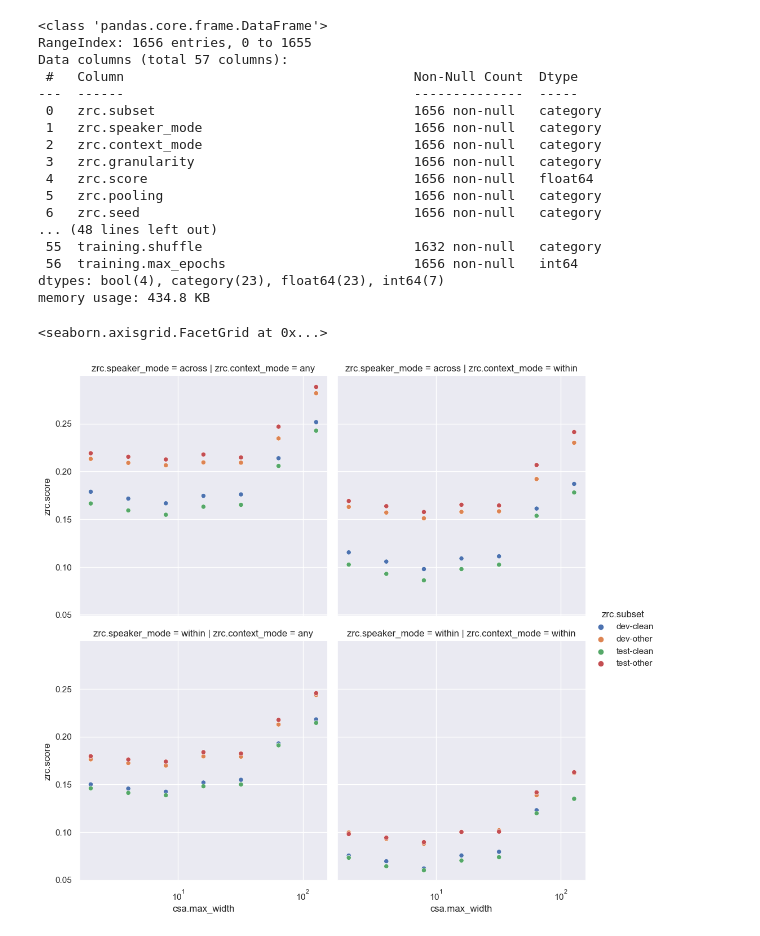
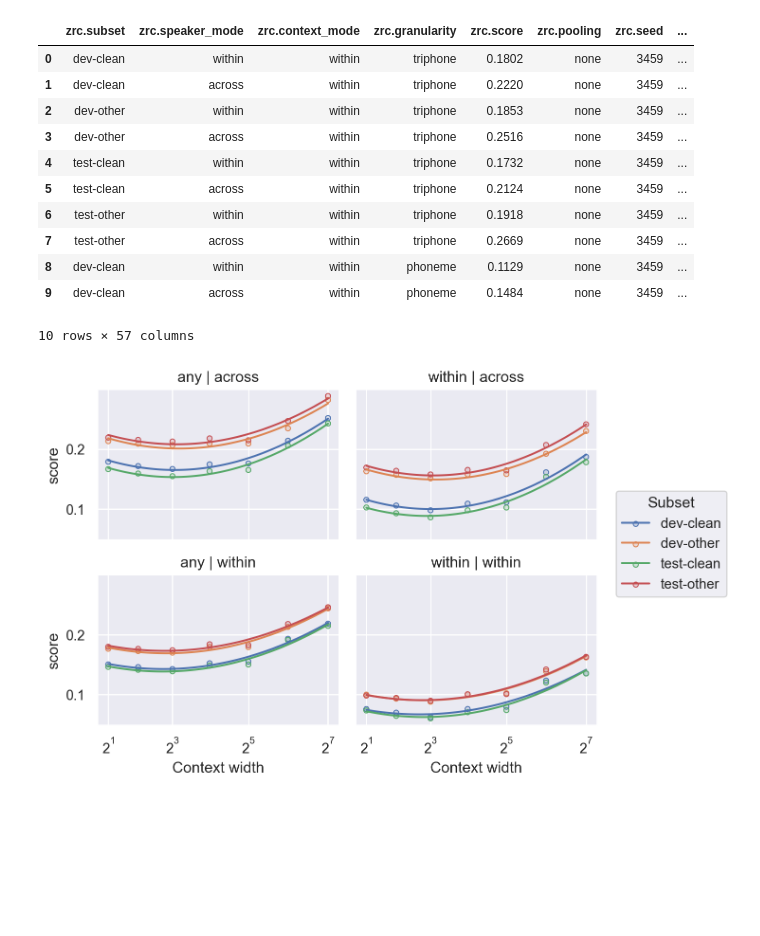
Before and after one commit to sdrobert/scpc, a Jupyter notebook: scripts/analyze.ipynb, the cells around one changed output. Drawn from its saved outputs; the diff is of its cells as text; code cells hidden in the pictures; blank space fills up the shorter version.

Commit message:
More plotting

```diff
--- a/scripts/analyze.ipynb
+++ b/scripts/analyze.ipynb
@@ -4,48 +4,53 @@
 # %%
 # imports
 # import pandas as pd
-import seaborn as sns
+import seaborn.objects as so
 # import statsmodels.api as sm
-
-sns.set_theme()
 
 from exp_utils import *
 # from patsy import dmatrices
 # %%
 # load data
 df = collate_data()
-df.info()
+df.head(10)
 # %% [output]
+|  | zrc.subset | zrc.speaker_mode | zrc.context_mode | zrc.granularity | zrc.score | zrc.pooling | zrc.seed | ... |
+| 0 | dev-clean | within | within | triphone | 0.1802 | none | 3459 | ... |
+| 1 | dev-clean | across | within | triphone | 0.2220 | none | 3459 | ... |
+| 2 | dev-other | within | within | triphone | 0.1853 | none | 3459 | ... |
+| 3 | dev-other | across | within | triphone | 0.2516 | none | 3459 | ... |
+| 4 | test-clean | within | within | triphone | 0.1732 | none | 3459 | ... |
+| 5 | test-clean | across | within | triphone | 0.2124 | none | 3459 | ... |
+| 6 | test-other | within | within | triphone | 0.1918 | none | 3459 | ... |
+| 7 | test-other | across | within | triphone | 0.2669 | none | 3459 | ... |
+| 8 | dev-clean | within | within | phoneme | 0.1129 | none | 3459 | ... |
+| 9 | dev-clean | across | within | phoneme | 0.1484 | none | 3459 | ... |
-<class 'pandas.core.frame.DataFrame'>
-RangeIndex: 1656 entries, 0 to 1655
-Data columns (total 57 columns):
- #   Column                                     Non-Null Count  Dtype
----  ------                                     --------------  -----
- 0   zrc.subset                                 1656 non-null   category
- 1   zrc.speaker_mode                           1656 non-null   category
- 2   zrc.context_mode                           1656 non-null   category
- 3   zrc.granularity                            1656 non-null   category
- 4   zrc.score                                  1656 non-null   float64
- 5   zrc.pooling                                1656 non-null   category
- 6   zrc.seed                                   1656 non-null   category
-... (48 lines left out)
- 55  training.shuffle                           1632 non-null   category
- 56  training.max_epochs                        1656 non-null   int64
-dtypes: bool(4), category(23), float64(23), int64(7)
-memory usage: 434.8 KB
+10 rows × 57 columns
 # %%
-# plot
+# plot libriABX scores across phoneme boundaries
 df_ = filter_data_equal(df, {
     "zrc.pca_style": "full",
     "conv.norm_type": "none",
     "context_type": "csa",
     "training.cpc_loss.prediction_steps": 12,
     "zrc.granularity": "phoneme"
 })
 df_ = filter_data_in(df_, {"csa.max_width": (float(x) for x in range(1, 129))})
-check_data(df_, "csa.max_width", "zrc.subset", "zrc.score", "zrc.speaker_mode", "zrc.context_mode", "training.cpc_loss.offset")
-plt = sns.relplot(df_, x="csa.max_width", y="zrc.score", row="zrc.speaker_mode", col="zrc.context_mode", hue="zrc.subset")
-plt.set(xscale='log')
+check_data(
+    df_,
+    "csa.max_width", "zrc.subset", "zrc.score", "zrc.speaker_mode",
+    "zrc.context_mode", "training.cpc_loss.offset"
+)
+plt = (
+    so.Plot(df_, x="csa.max_width", y="zrc.score", color="zrc.subset")
+    .facet(row="zrc.speaker_mode", col="zrc.context_mode")
+    .add(so.Dots())
+    .add(so.Line(), so.PolyFit())
+    .scale(
+        x=so.Continuous(trans="symlog").tick(at=[2, 8, 32, 128]).label(base=2)
+    )
+    .label(x="Context width", y="score", color="Subset")
+)
+plt.save('../resources/libriabx_context_subset_phoneme.pdf')
 # %% [output]
-<seaborn.axisgrid.FacetGrid at 0x...>
-[figure, old version]
+[figure, new version]
```
Also changed, not shown: 1 other file.
